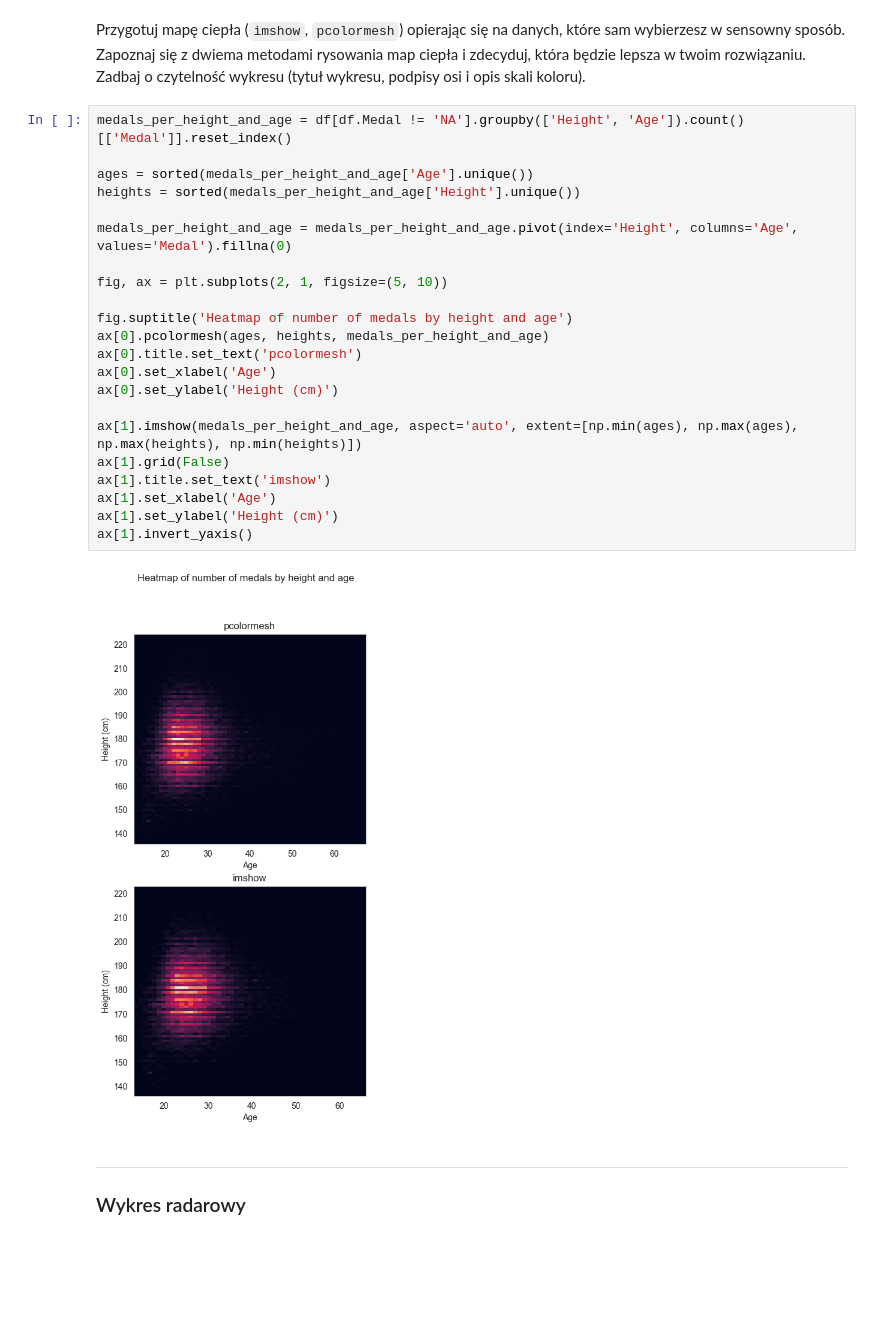
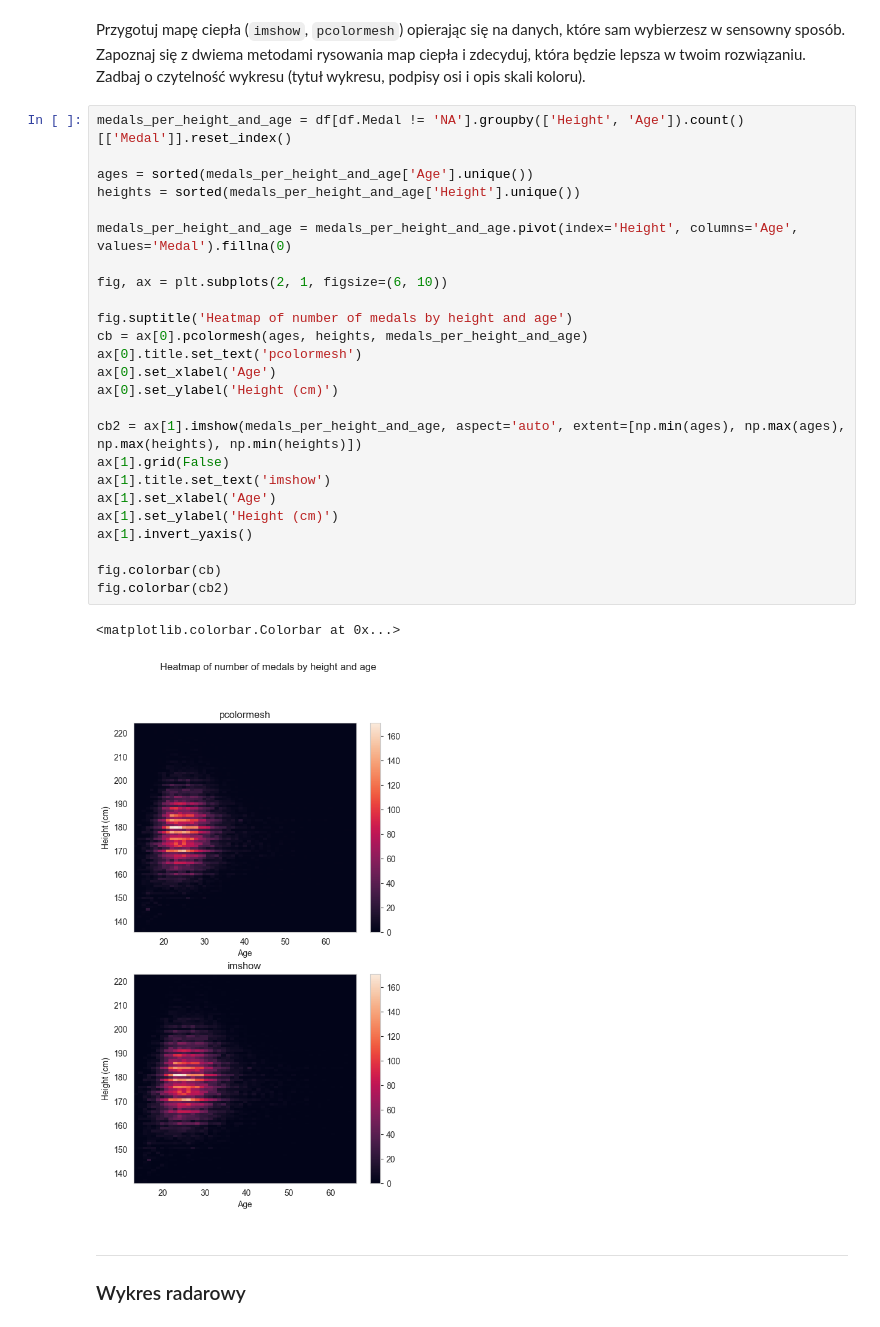
Before and after one commit to kambed/DataVisualization, a Jupyter notebook: matplotlib.ipynb, the cells around one changed output. Cells and saved outputs as stored; diff of their text form; blank space fills up the shorter version.

Commit message:
Fixes for matplotlib

```diff
--- a/matplotlib.ipynb
+++ b/matplotlib.ipynb
@@ -375,27 +367,31 @@ Przygotuj mapę ciepła (`imshow`, `pcolormesh`) opierając się na danych, któ
 # %%
 medals_per_height_and_age = df[df.Medal != 'NA'].groupby(['Height', 'Age']).count()[['Medal']].reset_index()
 
 ages = sorted(medals_per_height_and_age['Age'].unique())
 heights = sorted(medals_per_height_and_age['Height'].unique())
 
 medals_per_height_and_age = medals_per_height_and_age.pivot(index='Height', columns='Age', values='Medal').fillna(0)
 
-fig, ax = plt.subplots(2, 1, figsize=(5, 10))
+fig, ax = plt.subplots(2, 1, figsize=(6, 10))
 
 fig.suptitle('Heatmap of number of medals by height and age')
-ax[0].pcolormesh(ages, heights, medals_per_height_and_age)
+cb = ax[0].pcolormesh(ages, heights, medals_per_height_and_age)
 ax[0].title.set_text('pcolormesh')
 ax[0].set_xlabel('Age')
 ax[0].set_ylabel('Height (cm)')
 
-ax[1].imshow(medals_per_height_and_age, aspect='auto', extent=[np.min(ages), np.max(ages), np.max(heights), np.min(heights)])
+cb2 = ax[1].imshow(medals_per_height_and_age, aspect='auto', extent=[np.min(ages), np.max(ages), np.max(heights), np.min(heights)])
 ax[1].grid(False)
 ax[1].title.set_text('imshow')
 ax[1].set_xlabel('Age')
 ax[1].set_ylabel('Height (cm)')
 ax[1].invert_yaxis()
+
+fig.colorbar(cb)
+fig.colorbar(cb2)
 # %% [output]
+<matplotlib.colorbar.Colorbar at 0x...>
-[figure, old version]
+[figure, new version]
 # %% [markdown]
 -------------------
 ### Wykres radarowy
```
Also changed, not shown: parts of 4 cells of this notebook.
